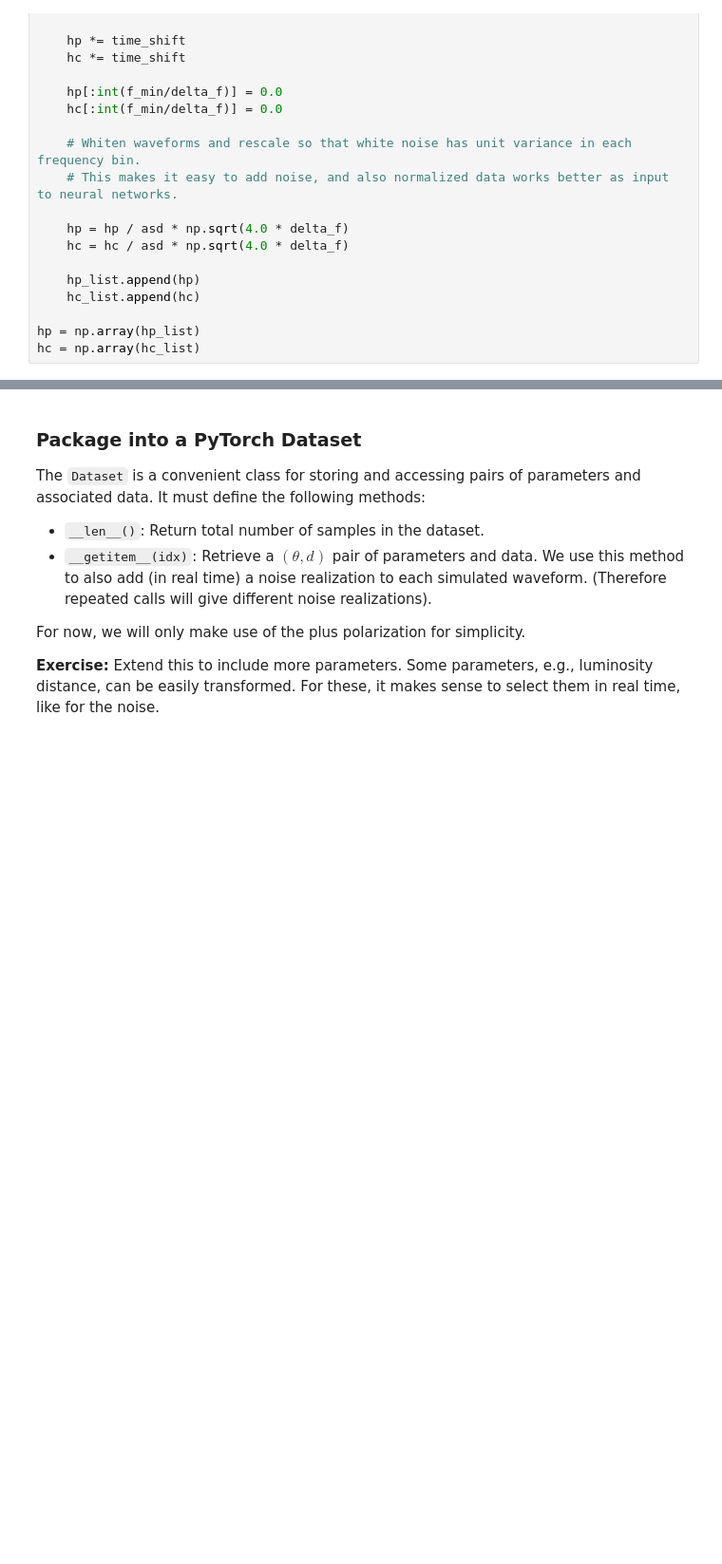
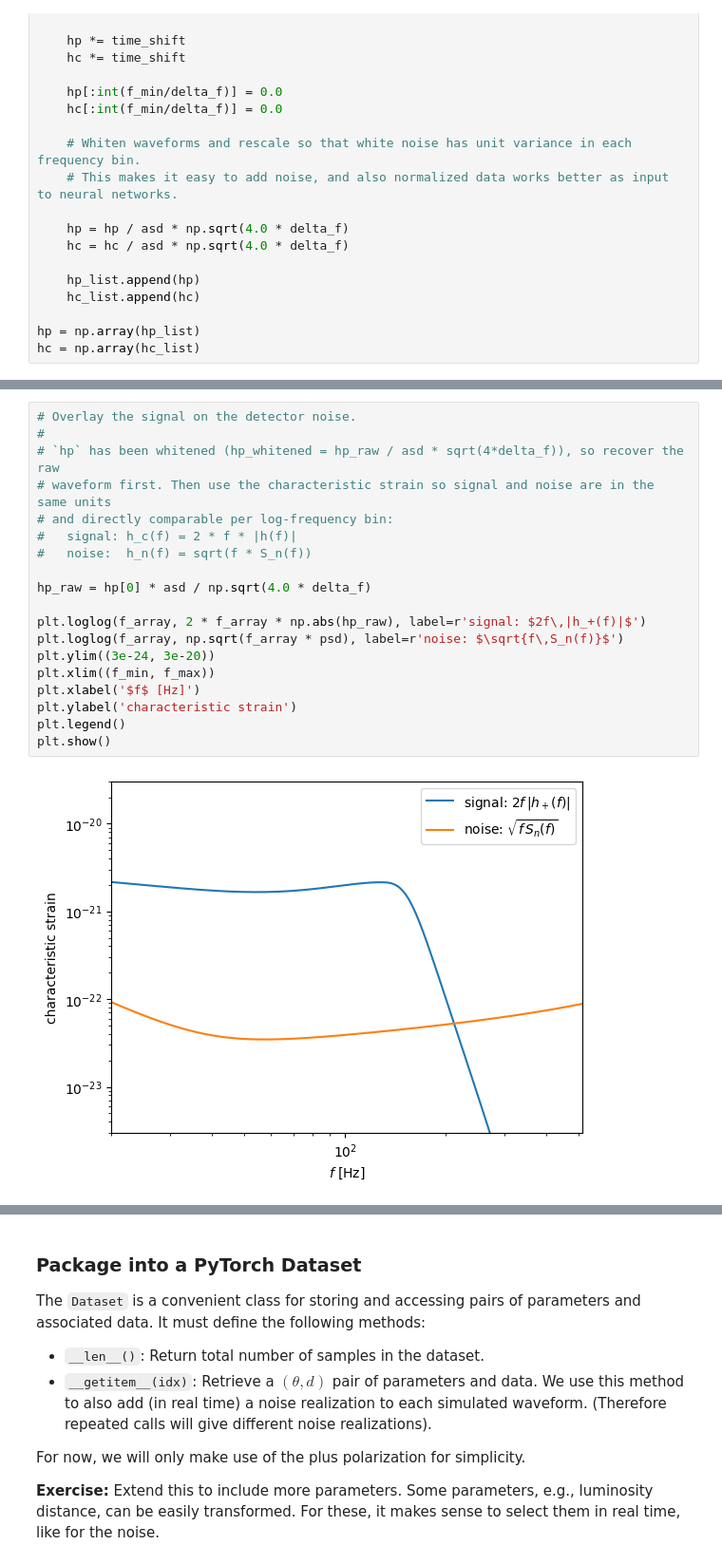
Before and after one commit to nihargupte-ph/imprs-lecture-week, a Jupyter notebook: normalizing_flows.ipynb, the cells around one changed output, grey strips where cells are left out. Shown at 95% size. Saved outputs shown, nothing was run; the diff lists cells and outputs as text; blank space fills up the shorter version.

```diff
--- a/normalizing_flows.ipynb
+++ b/normalizing_flows.ipynb
@@ -224,0 +225,21 @@ plt.show()
+# %%
+# Overlay the signal on the detector noise.
+#
+# `hp` has been whitened (hp_whitened = hp_raw / asd * sqrt(4*delta_f)), so recover the raw
+# waveform first. Then use the characteristic strain so signal and noise are in the same units
+# and directly comparable per log-frequency bin:
+#   signal: h_c(f) = 2 * f * |h(f)|
+#   noise:  h_n(f) = sqrt(f * S_n(f))
+
+hp_raw = hp[0] * asd / np.sqrt(4.0 * delta_f)
+
+plt.loglog(f_array, 2 * f_array * np.abs(hp_raw), label=r'signal: $2f\,|h_+(f)|$')
+plt.loglog(f_array, np.sqrt(f_array * psd), label=r'noise: $\sqrt{f\,S_n(f)}$')
+plt.ylim((3e-24, 3e-20))
+plt.xlim((f_min, f_max))
+plt.xlabel('$f$ [Hz]')
+plt.ylabel('characteristic strain')
+plt.legend()
+plt.show()
+# %% [output]
+[figure, added]
```
Also changed, not shown: parts of 5 cells of this notebook, 2 other files.
